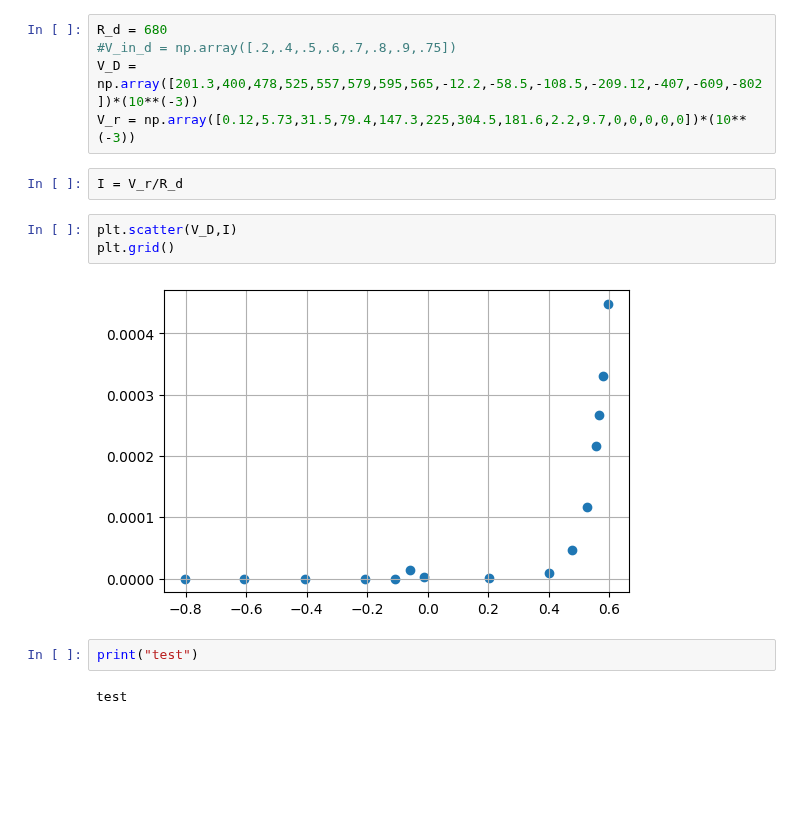
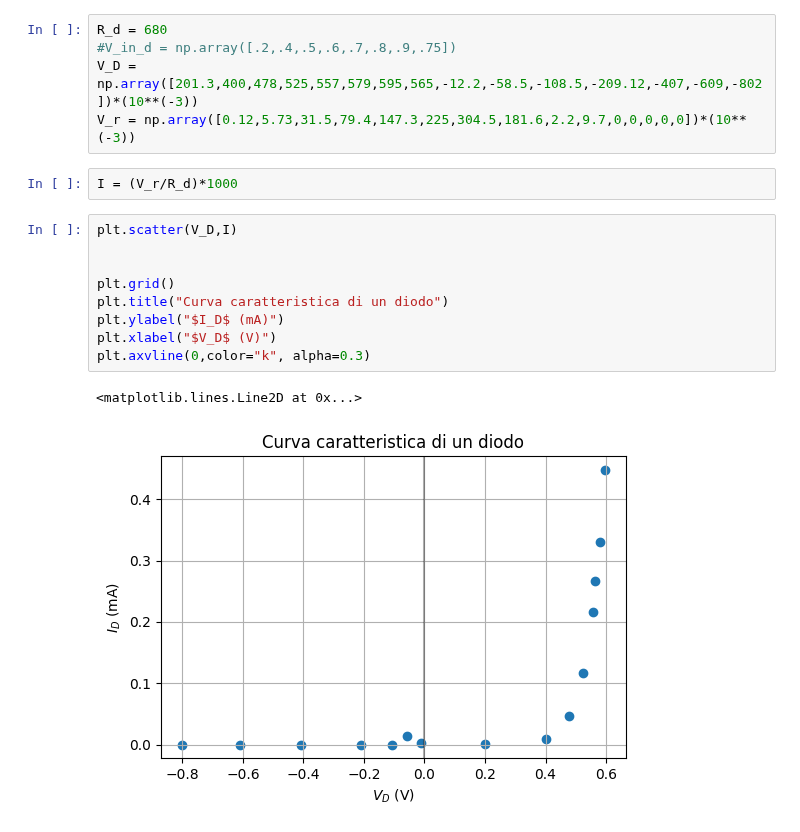
Before and after one commit to 1892051/LabSS, a Jupyter notebook: LabSS/esperienza_1/live.ipynb, the cells around one changed output. Cells and saved outputs as stored; diff of their text form; blank space fills up the shorter version.

Commit message:
grafico diodo

```diff
--- a/LabSS/esperienza_1/live.ipynb
+++ b/LabSS/esperienza_1/live.ipynb
@@ -68,13 +68,16 @@ R_d = 680
 V_D = np.array([201.3,400,478,525,557,579,595,565,-12.2,-58.5,-108.5,-209.12,-407,-609,-802])*(10**(-3))
 V_r = np.array([0.12,5.73,31.5,79.4,147.3,225,304.5,181.6,2.2,9.7,0,0,0,0,0])*(10**(-3))
 # %%
-I = V_r/R_d
+I = (V_r/R_d)*1000
-# %%
-plt.scatter(V_D,I)
-plt.grid()
-# %% [output]
-[figure, removed]
-# %%
-print("test")
-# %% [output]
-test
+# %%
+plt.scatter(V_D,I)
+
+
+plt.grid()
+plt.title("Curva caratteristica di un diodo")
+plt.ylabel("$I_D$ (mA)")
+plt.xlabel("$V_D$ (V)")
+plt.axvline(0,color="k", alpha=0.3)
+# %% [output]
+<matplotlib.lines.Line2D at 0x...>
+[figure, added]
```
